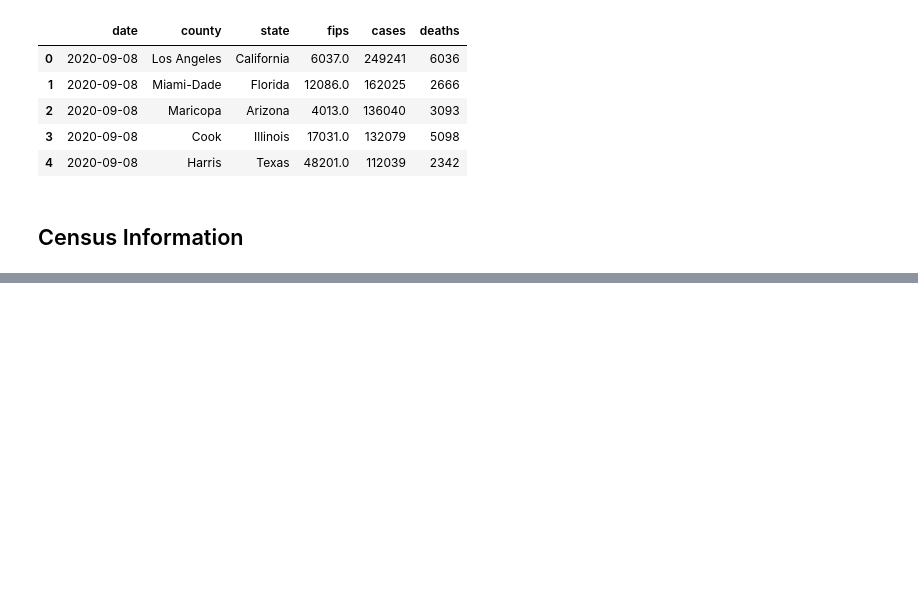
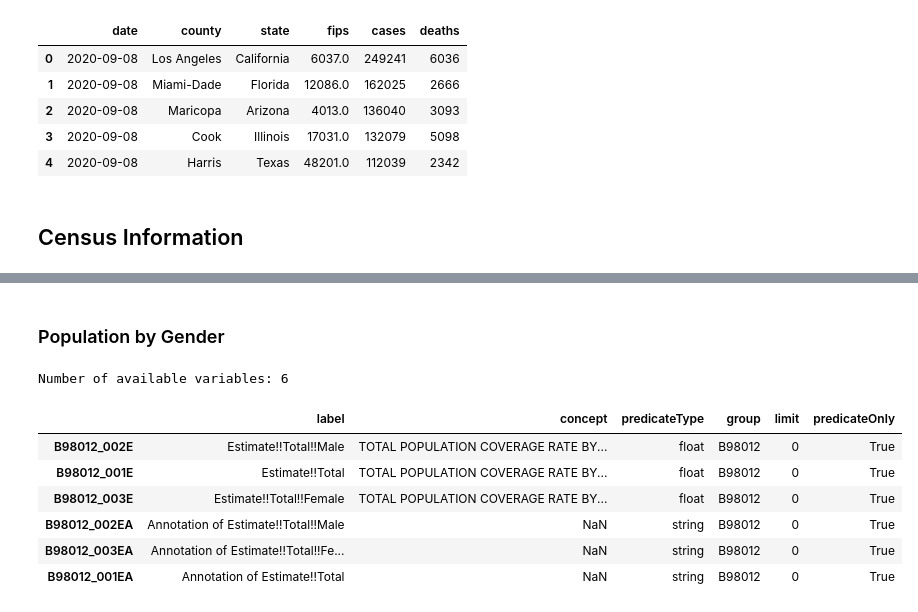
Before and after one commit to Pankaj-gh/Rice-Project-1-G11, a Jupyter notebook: main_script.ipynb, the cells around one changed output, grey strips where cells are left out. Cells and saved outputs as stored; diff of their text form; code cells hidden in the pictures; blank space fills up the shorter version.

```diff
--- a/main_script.ipynb
+++ b/main_script.ipynb
@@ -97,0 +127,26 @@ table_df
+# %% [markdown]
+### Population by Gender
+# %%
+# B98012 TOTAL POPULATION COVERAGE RATE BY SEX
+
+table_id ='B98012'
+
+url = table_df.loc[table_df['name']==table_id, 'variables'].values[0]
+
+# Make API call
+response = requests.get(url).json()
+
+# convert the response to a DataFrame
+variables = pd.DataFrame(response['variables']).transpose()
+
+print(f"Number of available variables: {len(variables)}")
+variables.head(10)
+# %% [output]
+Number of available variables: 6
+|  | label | concept | predicateType | group | limit | predicateOnly |
+| B98012_002E | Estimate!!Total!!Male | TOTAL POPULATION COVERAGE RATE BY... | float | B98012 | 0 | True |
+| B98012_001E | Estimate!!Total | TOTAL POPULATION COVERAGE RATE BY... | float | B98012 | 0 | True |
+| B98012_003E | Estimate!!Total!!Female | TOTAL POPULATION COVERAGE RATE BY... | float | B98012 | 0 | True |
+| B98012_002EA | Annotation of Estimate!!Total!!Male | NaN | string | B98012 | 0 | True |
+| B98012_003EA | Annotation of Estimate!!Total!!Fe... | NaN | string | B98012 | 0 | True |
+| B98012_001EA | Annotation of Estimate!!Total | NaN | string | B98012 | 0 | True |
```
Also changed, not shown: parts of 10 cells of this notebook.
